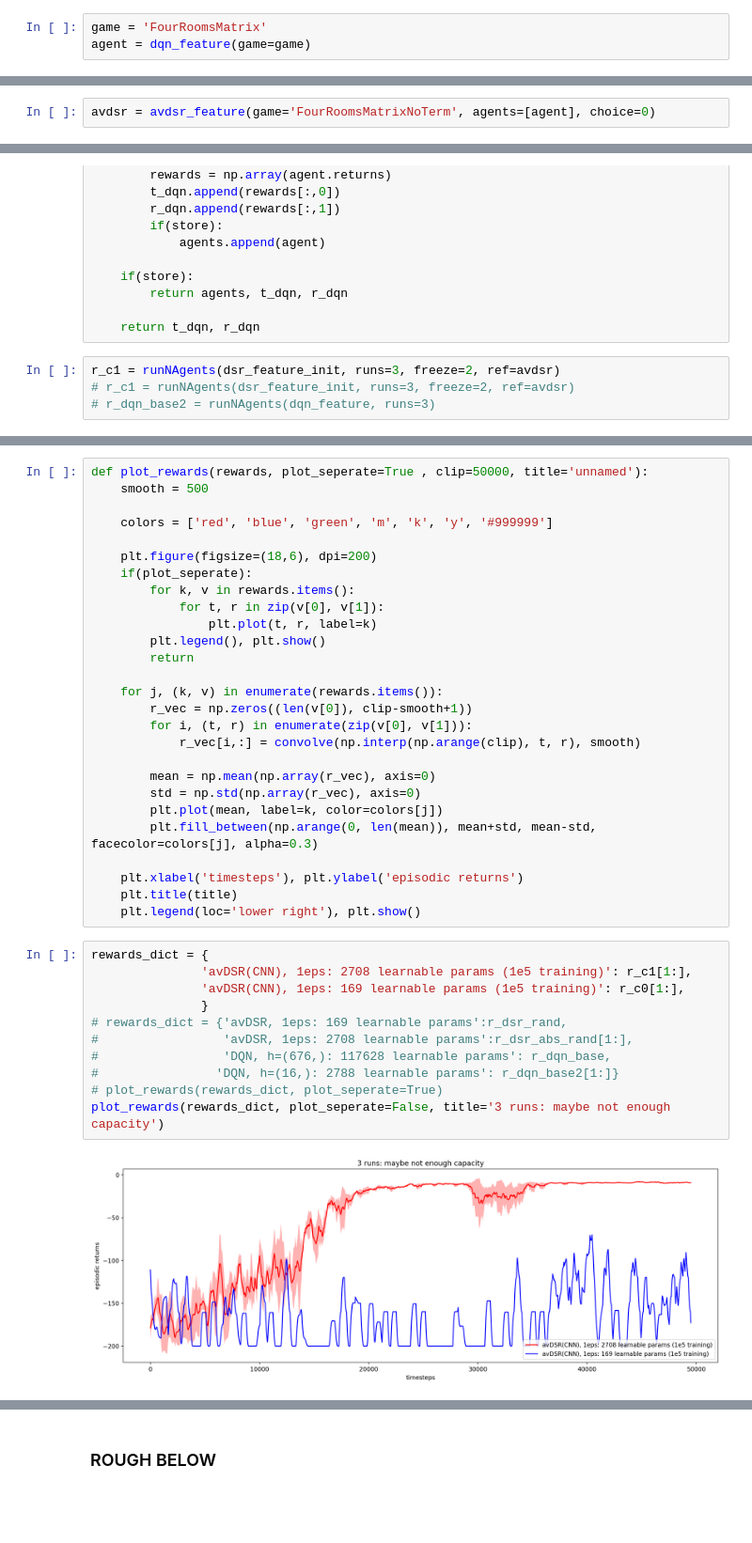
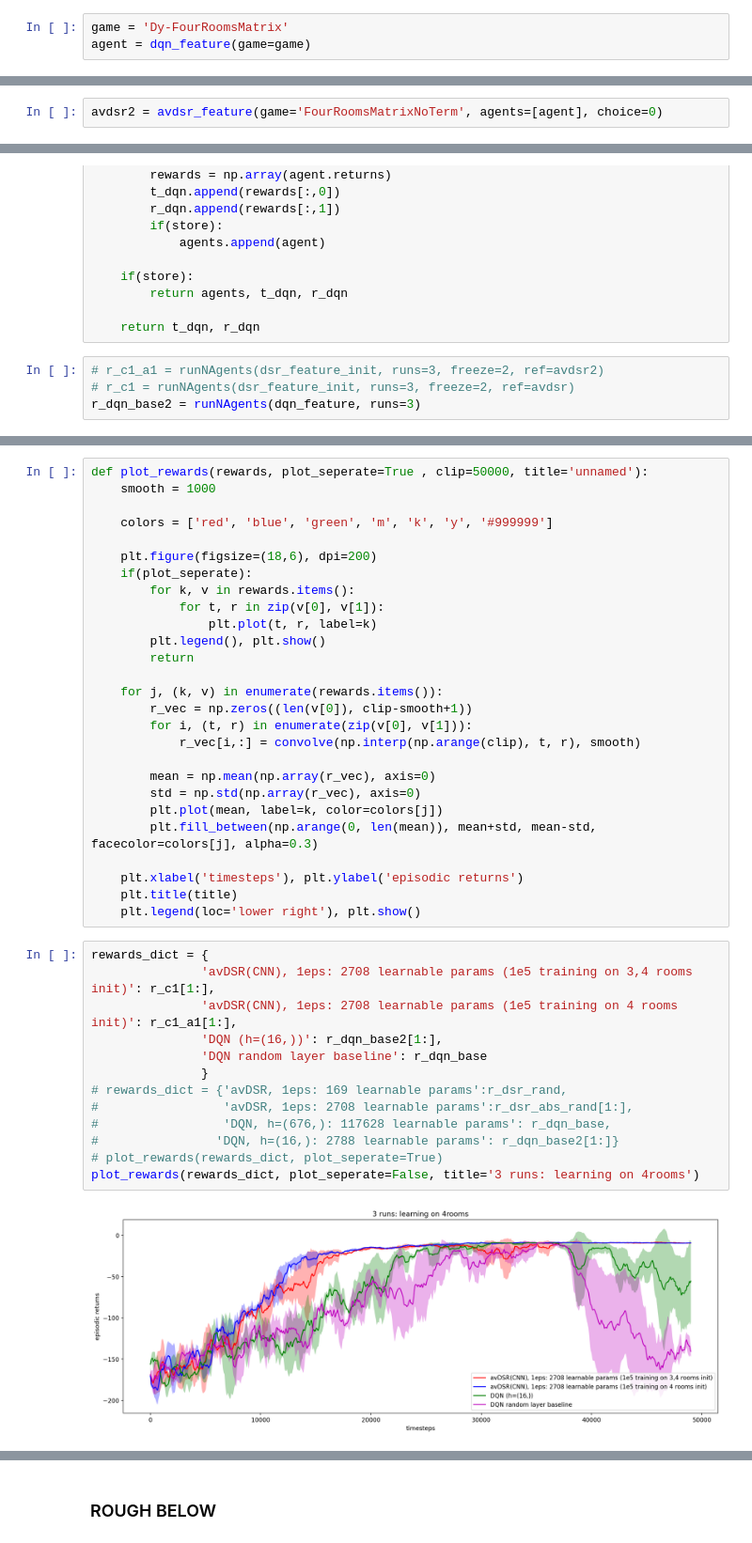
Before and after one commit to psurya1994/successor-feature-representations, a Jupyter notebook: 8-cnn-avdsr.ipynb, the cells around one changed output, grey strips where cells are left out. Shown at 94% size. Cells and saved outputs as stored; diff of their text form; blank space fills up the shorter version.

```diff
--- a/8-cnn-avdsr.ipynb
+++ b/8-cnn-avdsr.ipynb
@@ -102,6 +102,6 @@ def dqn_feature(**kwargs):
         agent.switch_task()
     return agent
 # %%
-game = 'FourRoomsMatrix'
+game = 'Dy-FourRoomsMatrix'
 agent = dqn_feature(game=game)
 # %% [output]
@@ -215,5 +217,5 @@ def avdsr_feature(**kwargs):
         agent.step()
         agent.switch_task()
 # %%
-avdsr = avdsr_feature(game='FourRoomsMatrixNoTerm', agents=[agent], choice=0)
+avdsr2 = avdsr_feature(game='FourRoomsMatrixNoTerm', agents=[agent], choice=0)
 # %% [output]
@@ -350,7 +351,7 @@ def runNAgents(function, runs, store=True, freeze=0, ref=None):
 
     return t_dqn, r_dqn
 # %%
-r_c1 = runNAgents(dsr_feature_init, runs=3, freeze=2, ref=avdsr)
+# r_c1_a1 = runNAgents(dsr_feature_init, runs=3, freeze=2, ref=avdsr2)
 # r_c1 = runNAgents(dsr_feature_init, runs=3, freeze=2, ref=avdsr)
-# r_dqn_base2 = runNAgents(dqn_feature, runs=3)
+r_dqn_base2 = runNAgents(dqn_feature, runs=3)
 # %% [output]
@@ -393,6 +375,6 @@ IncompatibleKeys(missing_keys=['psi2q.layers.0.weight', 'psi2q.layers.0.bias'],
 # %%
 def plot_rewards(rewards, plot_seperate=True , clip=50000, title='unnamed'):
-    smooth = 500
+    smooth = 1000
 
     colors = ['red', 'blue', 'green', 'm', 'k', 'y', '#999999']
 
@@ -419,17 +401,19 @@ def plot_rewards(rewards, plot_seperate=True , clip=50000, title='unnamed'):
     plt.legend(loc='lower right'), plt.show()
 # %%
 rewards_dict = {
-               'avDSR(CNN), 1eps: 2708 learnable params (1e5 training)': r_c1[1:],
-               'avDSR(CNN), 1eps: 169 learnable params (1e5 training)': r_c0[1:],
+               'avDSR(CNN), 1eps: 2708 learnable params (1e5 training on 3,4 rooms init)': r_c1[1:],
+               'avDSR(CNN), 1eps: 2708 learnable params (1e5 training on 4 rooms init)': r_c1_a1[1:],
+               'DQN (h=(16,))': r_dqn_base2[1:],
+               'DQN random layer baseline': r_dqn_base
                }
 # rewards_dict = {'avDSR, 1eps: 169 learnable params':r_dsr_rand,
 #                 'avDSR, 1eps: 2708 learnable params':r_dsr_abs_rand[1:],
 #                 'DQN, h=(676,): 117628 learnable params': r_dqn_base,
 #                'DQN, h=(16,): 2788 learnable params': r_dqn_base2[1:]}
 # plot_rewards(rewards_dict, plot_seperate=True)
-plot_rewards(rewards_dict, plot_seperate=False, title='3 runs: maybe not enough capacity')
+plot_rewards(rewards_dict, plot_seperate=False, title='3 runs: learning on 4rooms')
 # %% [output]
-[figure, old version]
+[figure, new version]
 # %%
 import pickle
 
```
Also changed, not shown: parts of 10 cells of this notebook, 3 other files.
